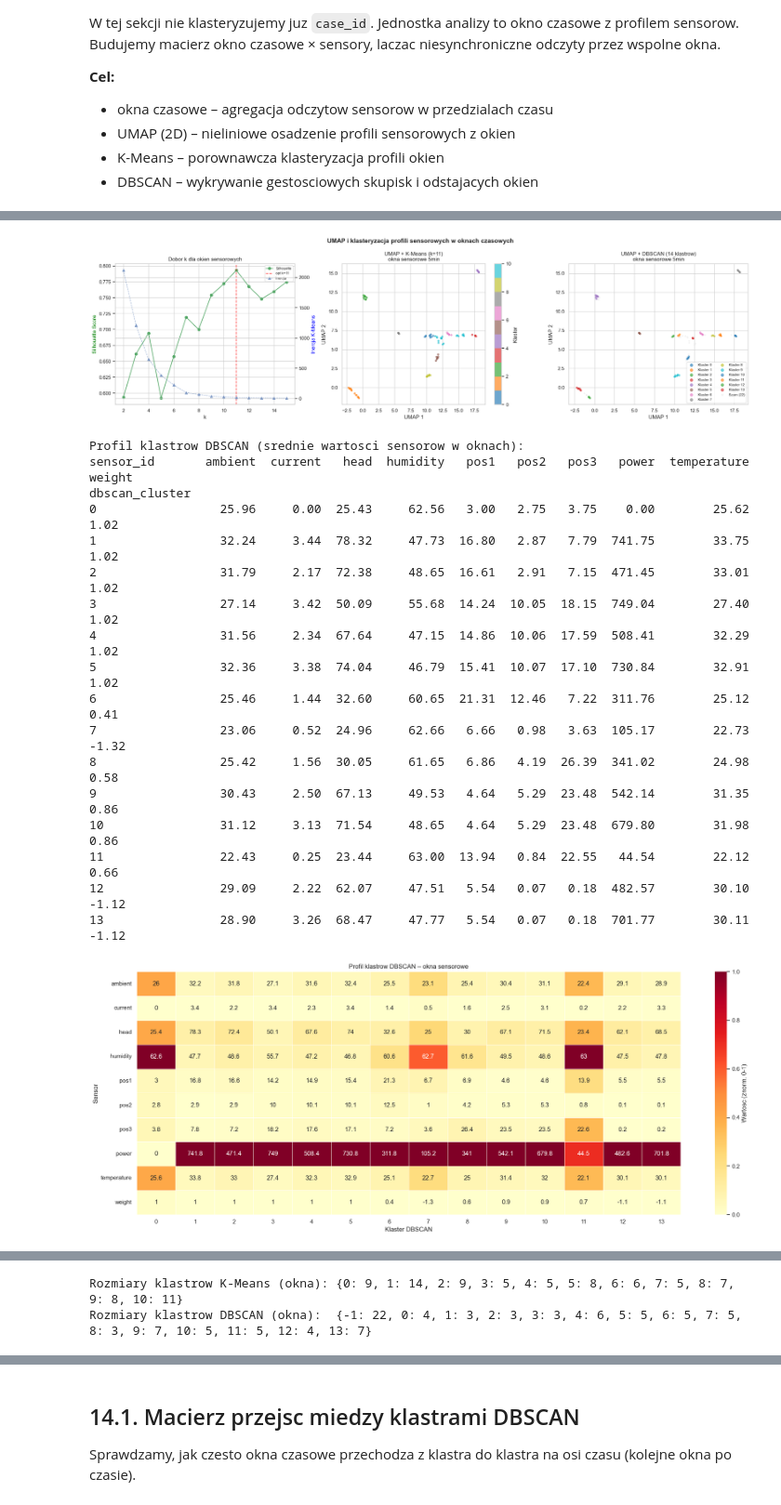
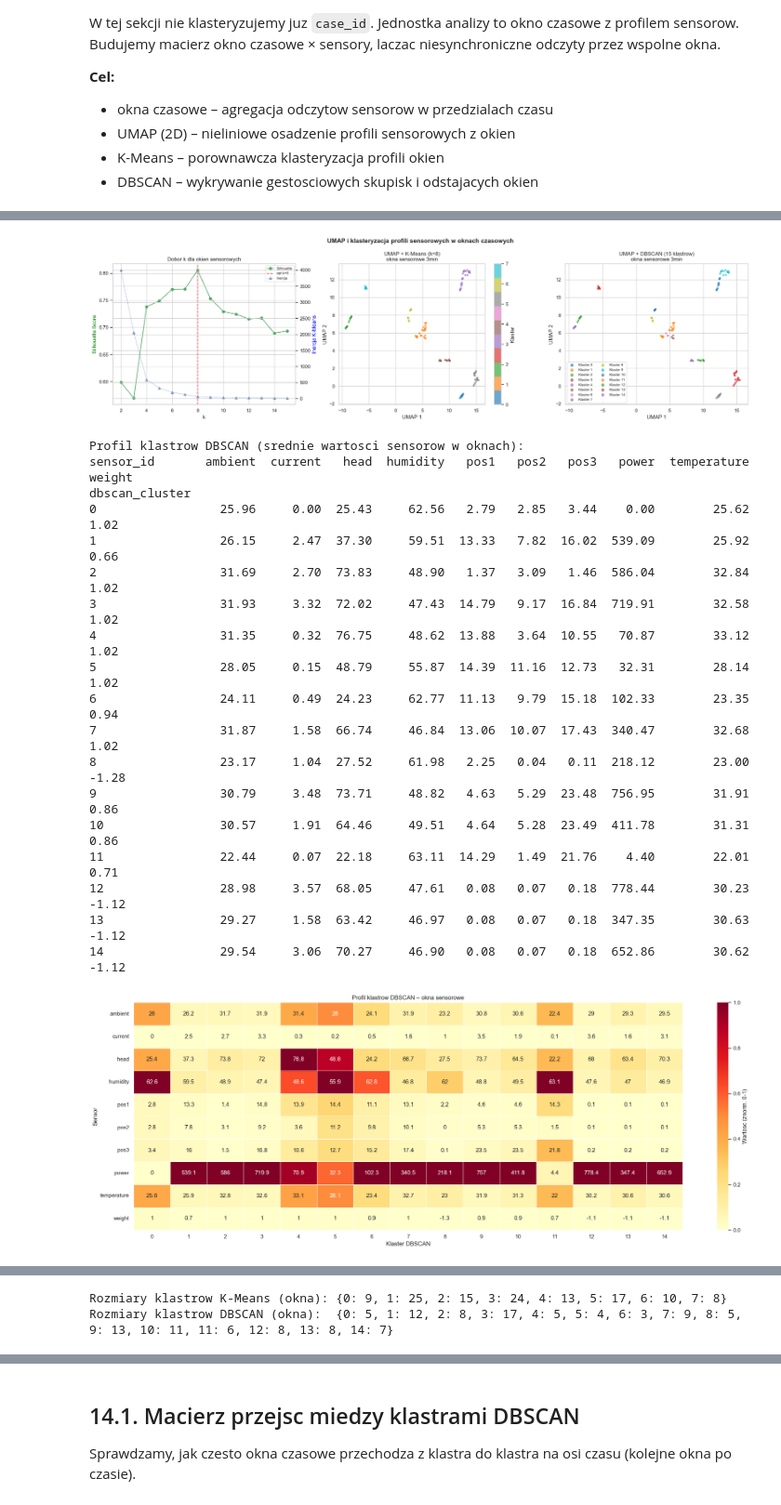
Before and after one commit to midusza04/MAPB, a Jupyter notebook: milestone2_cotton_candy.ipynb, the cells around one changed output, grey strips where cells are left out. Shown at 93% size. Cells and saved outputs as stored; diff of their text form; code cells hidden in the pictures.

```diff
--- a/milestone2_cotton_candy.ipynb
+++ b/milestone2_cotton_candy.ipynb
@@ -924,7 +924,7 @@ fig, axes = plt.subplots(1, 2, figsize=(16, 6))
 
 # LOF score
 sc = axes[0].scatter(X_umap[:, 0], X_umap[:, 1],
-                     c=lof_scores, cmap="viridis", alpha=0.9, s=20)
+                     c=lof_scores, cmap="viridis", vmin=0, vmax=500, alpha=0.9, s=20)
 plt.colorbar(sc, ax=axes[0], label="LOF score")
 axes[0].set_title("LOF score na UMAP")
 axes[0].set_xlabel("UMAP 1")
@@ -1641,7 +1641,7 @@ warnings.filterwarnings("ignore", message=".*n_jobs.*")
 from sklearn.metrics import silhouette_score as _sil
 from sklearn.preprocessing import StandardScaler, MinMaxScaler as _MMS
 
-WINDOW_SIZE = "5min"
+WINDOW_SIZE = "3min"
 MIN_SENSORS_PER_WINDOW = 2
 
 if "df_sensors" not in dir() or df_sensors.empty:
@@ -1723,7 +1723,7 @@ else:
         )
 
         # DBSCAN: ustawione na sztywno wedlug prosby.
-        db_eps = 0.213
+        db_eps = 0.5
         db_min_samples = 3
         window_clusters_db = DBSCAN(eps=db_eps, min_samples=db_min_samples).fit_predict(X_window_umap)
         n_db_window = len(set(window_clusters_db)) - (1 if -1 in window_clusters_db else 0)
@@ -1857,22 +1857,23 @@ DBSCAN (okna sensorowe): 14 klastrow, 22 okien szumu (eps=0.213, min_samples=3)
-[figure, old version]
+[figure, new version]
 Profil klastrow DBSCAN (srednie wartosci sensorow w oknach):
 sensor_id       ambient  current   head  humidity   pos1   pos2   pos3   power  temperature  weight
 dbscan_cluster
-0                 25.96     0.00  25.43     62.56   3.00   2.75   3.75    0.00        25.62    1.02
-1                 32.24     3.44  78.32     47.73  16.80   2.87   7.79  741.75        33.75    1.02
-2                 31.79     2.17  72.38     48.65  16.61   2.91   7.15  471.45        33.01    1.02
-3                 27.14     3.42  50.09     55.68  14.24  10.05  18.15  749.04        27.40    1.02
-4                 31.56     2.34  67.64     47.15  14.86  10.06  17.59  508.41        32.29    1.02
-5                 32.36     3.38  74.04     46.79  15.41  10.07  17.10  730.84        32.91    1.02
-6                 25.46     1.44  32.60     60.65  21.31  12.46   7.22  311.76        25.12    0.41
-7                 23.06     0.52  24.96     62.66   6.66   0.98   3.63  105.17        22.73   -1.32
-8                 25.42     1.56  30.05     61.65   6.86   4.19  26.39  341.02        24.98    0.58
-9                 30.43     2.50  67.13     49.53   4.64   5.29  23.48  542.14        31.35    0.86
-10                31.12     3.13  71.54     48.65   4.64   5.29  23.48  679.80        31.98    0.86
-11                22.43     0.25  23.44     63.00  13.94   0.84  22.55   44.54        22.12    0.66
-12                29.09     2.22  62.07     47.51   5.54   0.07   0.18  482.57        30.10   -1.12
-13                28.90     3.26  68.47     47.77   5.54   0.07   0.18  701.77        30.11   -1.12
+0                 25.96     0.00  25.43     62.56   2.79   2.85   3.44    0.00        25.62    1.02
+1                 26.15     2.47  37.30     59.51  13.33   7.82  16.02  539.09        25.92    0.66
+2                 31.69     2.70  73.83     48.90   1.37   3.09   1.46  586.04        32.84    1.02
+3                 31.93     3.32  72.02     47.43  14.79   9.17  16.84  719.91        32.58    1.02
+4                 31.35     0.32  76.75     48.62  13.88   3.64  10.55   70.87        33.12    1.02
+5                 28.05     0.15  48.79     55.87  14.39  11.16  12.73   32.31        28.14    1.02
+6                 24.11     0.49  24.23     62.77  11.13   9.79  15.18  102.33        23.35    0.94
+7                 31.87     1.58  66.74     46.84  13.06  10.07  17.43  340.47        32.68    1.02
+8                 23.17     1.04  27.52     61.98   2.25   0.04   0.11  218.12        23.00   -1.28
+9                 30.79     3.48  73.71     48.82   4.63   5.29  23.48  756.95        31.91    0.86
+10                30.57     1.91  64.46     49.51   4.64   5.28  23.49  411.78        31.31    0.86
+11                22.44     0.07  22.18     63.11  14.29   1.49  21.76    4.40        22.01    0.71
+12                28.98     3.57  68.05     47.61   0.08   0.07   0.18  778.44        30.23   -1.12
+13                29.27     1.58  63.42     46.97   0.08   0.07   0.18  347.35        30.63   -1.12
+14                29.54     3.06  70.27     46.90   0.08   0.07   0.18  652.86        30.62   -1.12
-[figure, old version]
+[figure, new version]
 Profil klastrow K-Means (srednie wartosci sensorow w oknach):
 sensor_id       ambient  current   head  humidity   pos1   pos2   pos3   power  temperature  weight
 kmeans_cluster
@@ -1891,5 +1889,5 @@ kmeans_cluster
-Rozmiary klastrow K-Means (okna): {0: 9, 1: 14, 2: 9, 3: 5, 4: 5, 5: 8, 6: 6, 7: 5, 8: 7, 9: 8, 10: 11}
-Rozmiary klastrow DBSCAN (okna):  {-1: 22, 0: 4, 1: 3, 2: 3, 3: 3, 4: 6, 5: 5, 6: 5, 7: 5, 8: 3, 9: 7, 10: 5, 11: 5, 12: 4, 13: 7}
+Rozmiary klastrow K-Means (okna): {0: 9, 1: 25, 2: 15, 3: 24, 4: 13, 5: 17, 6: 10, 7: 8}
+Rozmiary klastrow DBSCAN (okna):  {0: 5, 1: 12, 2: 8, 3: 17, 4: 5, 5: 4, 6: 3, 7: 9, 8: 5, 9: 13, 10: 11, 11: 6, 12: 8, 13: 8, 14: 7}
 # %%
 # Krotki opis do raportu (sekcja 14)
 if "best_k_window" in dir() and "sil_window" in dir() and "n_db_window" in dir():
```
Also changed, not shown: parts of 8 cells of this notebook, 18 other files.
